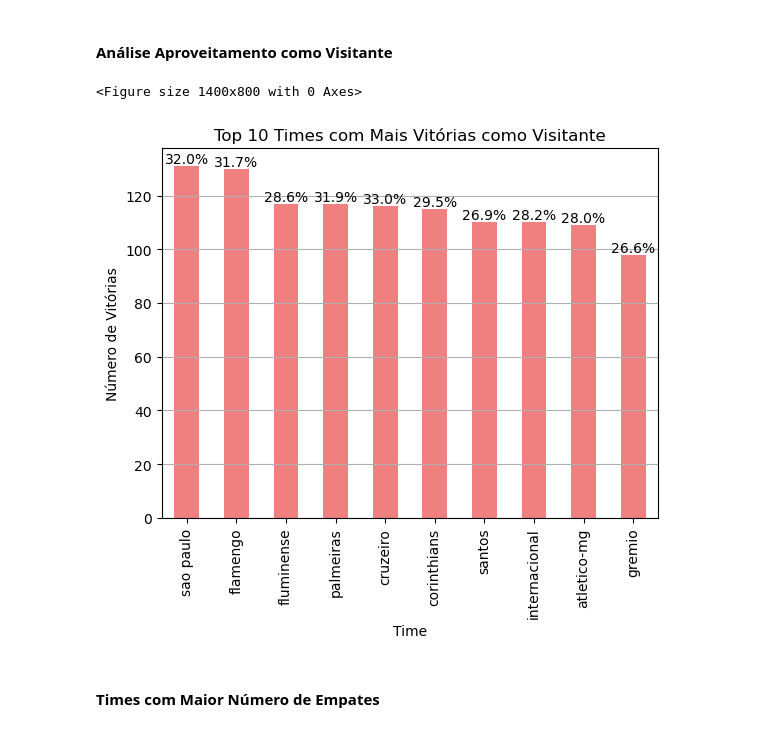
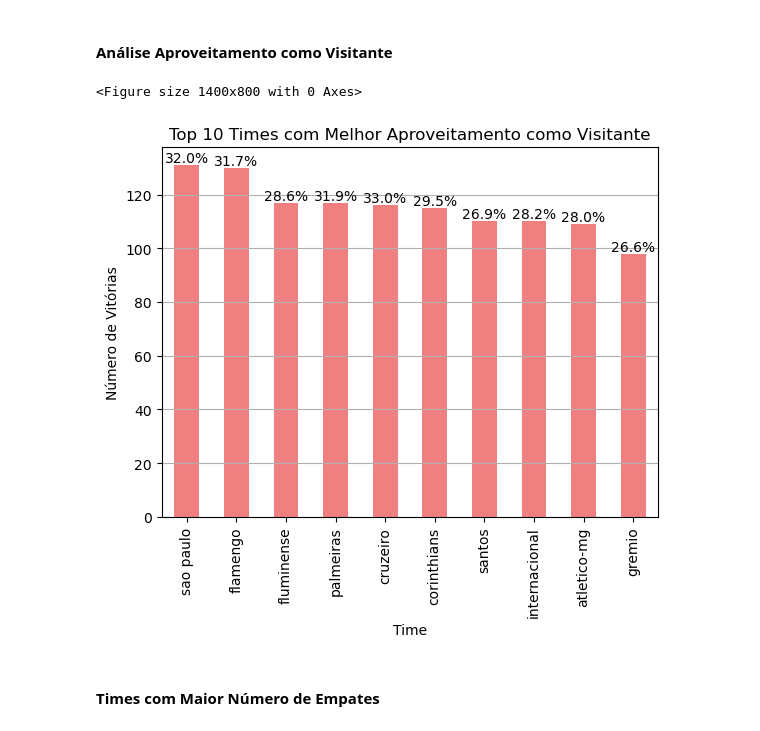
Before and after one commit to natodegelo/eda_futebol, a Jupyter notebook: futebol.ipynb, the cells around one changed output. Saved outputs shown, nothing was run; the diff lists cells and outputs as text; code cells hidden in the pictures.

```diff
--- a/futebol.ipynb
+++ b/futebol.ipynb
@@ -921,35 +919,35 @@ df_partidas['ano'] = df_partidas['data'].dt.year
 
 # Calcular vitórias como visitante
 df_partidas['vitoria_visitante'] = df_partidas['visitante_Placar'] > df_partidas['mandante_Placar']
 
 # Agrupar por visitante e contar as vitórias e o total de jogos fora de casa
 vitorias_visitante = df_partidas.groupby('visitante').agg(
     total_vitorias=('vitoria_visitante', 'sum'),
     total_jogos=('vitoria_visitante', 'size')
 ).reset_index()
 
 # Calcular o percentual de vitórias fora de casa
 vitorias_visitante['percentual_vitorias'] = (vitorias_visitante['total_vitorias'] / vitorias_visitante['total_jogos']) * 100
 
 # Ordenar pelo número de vitórias
 vitorias_visitante = vitorias_visitante.sort_values(by='total_vitorias', ascending=False).head(10)
 
 # Visualizar os resultados
 plt.figure(figsize=(14, 8))
 ax = vitorias_visitante.plot(kind='bar', x='visitante', y='total_vitorias', legend=False, color='lightcoral')
-plt.title('Top 10 Times com Mais Vitórias como Visitante')
+plt.title('Top 10 Times com Melhor Aproveitamento como Visitante')
 plt.xlabel('Time')
 plt.ylabel('Número de Vitórias')
 plt.grid(axis='y')
 
 # Adicionar os percentuais aos rótulos de dados (apenas percentuais)
 for i in ax.containers:
     ax.bar_label(i, labels=[f'{p:.1f}%' for p in vitorias_visitante['percentual_vitorias']], label_type='edge', fontsize=10)
 
 plt.show()
 # %% [output]
 <Figure size 1400x800 with 0 Axes>
-[figure, old version]
+[figure, new version]
 # %% [markdown]
 #### <a id="times-com-maior-numero-de-empate"></a>**Times com Maior Número de Empates**
 # %%
```
Also changed, not shown: parts of 6 cells of this notebook, 5 other files.
